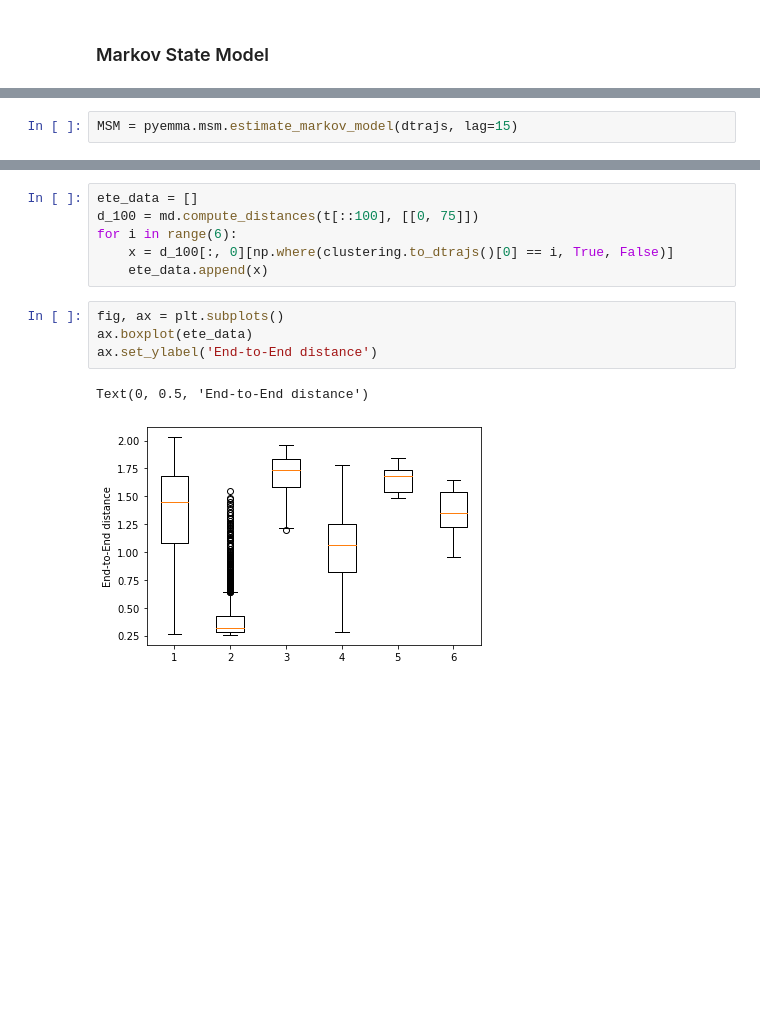
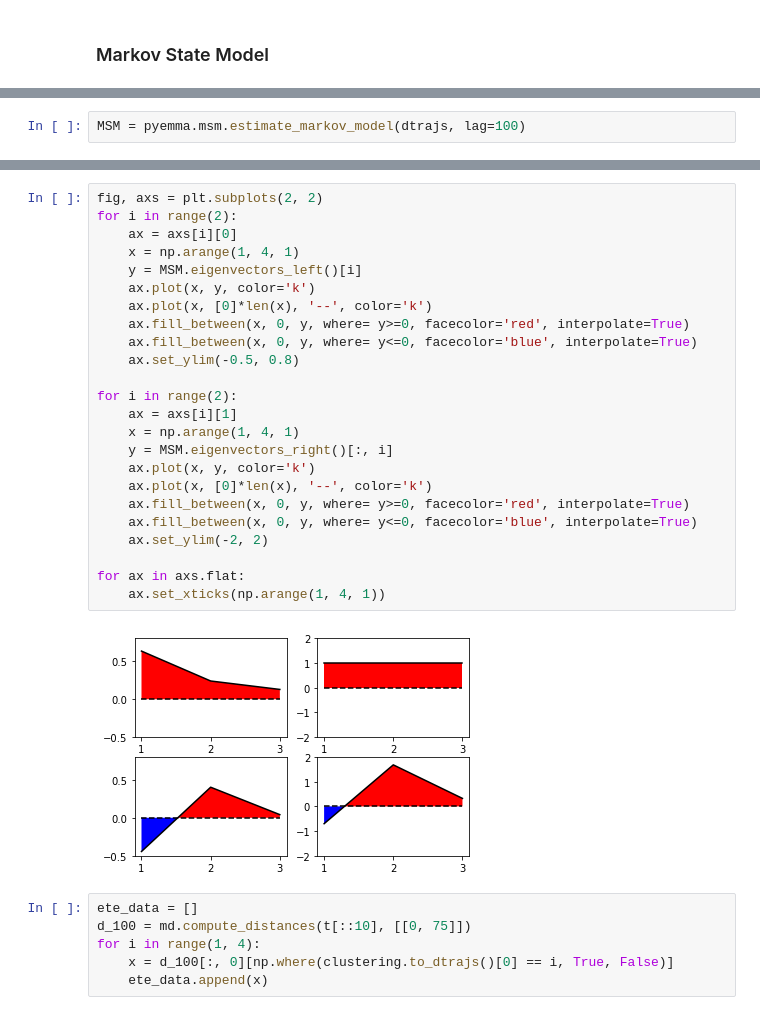
Before and after one commit to janjoswig/AlgoSB2021, a Jupyter notebook: example/example_VGLAPG.ipynb, the cells around one changed output, grey strips where cells are left out. Cells and saved outputs as stored; diff of their text form; blank space fills up the shorter version.

```diff
--- a/example/example_VGLAPG.ipynb
+++ b/example/example_VGLAPG.ipynb
@@ -69,2 +143,2 @@ pyemma.plots.plot_implied_timescales(its, ylog=False)
 # %%
-MSM = pyemma.msm.estimate_markov_model(dtrajs, lag=15)
+MSM = pyemma.msm.estimate_markov_model(dtrajs, lag=100)
@@ -97,13 +147,32 @@ for ax in axs.flat:
-# %%
-ete_data = []
-d_100 = md.compute_distances(t[::100], [[0, 75]])
-for i in range(6):
-    x = d_100[:, 0][np.where(clustering.to_dtrajs()[0] == i, True, False)]
-    ete_data.append(x)
-# %%
-fig, ax = plt.subplots()
-ax.boxplot(ete_data)
-ax.set_ylabel('End-to-End distance')
-# %% [output]
-Text(0, 0.5, 'End-to-End distance')
-[figure, removed]
+# %%
+fig, axs = plt.subplots(2, 2)
+for i in range(2):
+    ax = axs[i][0]
+    x = np.arange(1, 4, 1)
+    y = MSM.eigenvectors_left()[i]
+    ax.plot(x, y, color='k')
+    ax.plot(x, [0]*len(x), '--', color='k')
+    ax.fill_between(x, 0, y, where= y>=0, facecolor='red', interpolate=True)
+    ax.fill_between(x, 0, y, where= y<=0, facecolor='blue', interpolate=True)
+    ax.set_ylim(-0.5, 0.8)
+
+for i in range(2):
+    ax = axs[i][1]
+    x = np.arange(1, 4, 1)
+    y = MSM.eigenvectors_right()[:, i]
+    ax.plot(x, y, color='k')
+    ax.plot(x, [0]*len(x), '--', color='k')
+    ax.fill_between(x, 0, y, where= y>=0, facecolor='red', interpolate=True)
+    ax.fill_between(x, 0, y, where= y<=0, facecolor='blue', interpolate=True)
+    ax.set_ylim(-2, 2)
+
+for ax in axs.flat:
+    ax.set_xticks(np.arange(1, 4, 1))
+# %% [output]
+[figure, added]
+# %%
+ete_data = []
+d_100 = md.compute_distances(t[::10], [[0, 75]])
+for i in range(1, 4):
+    x = d_100[:, 0][np.where(clustering.to_dtrajs()[0] == i, True, False)]
+    ete_data.append(x)
```
Also changed, not shown: parts of 24 cells of this notebook, 1 other file.
